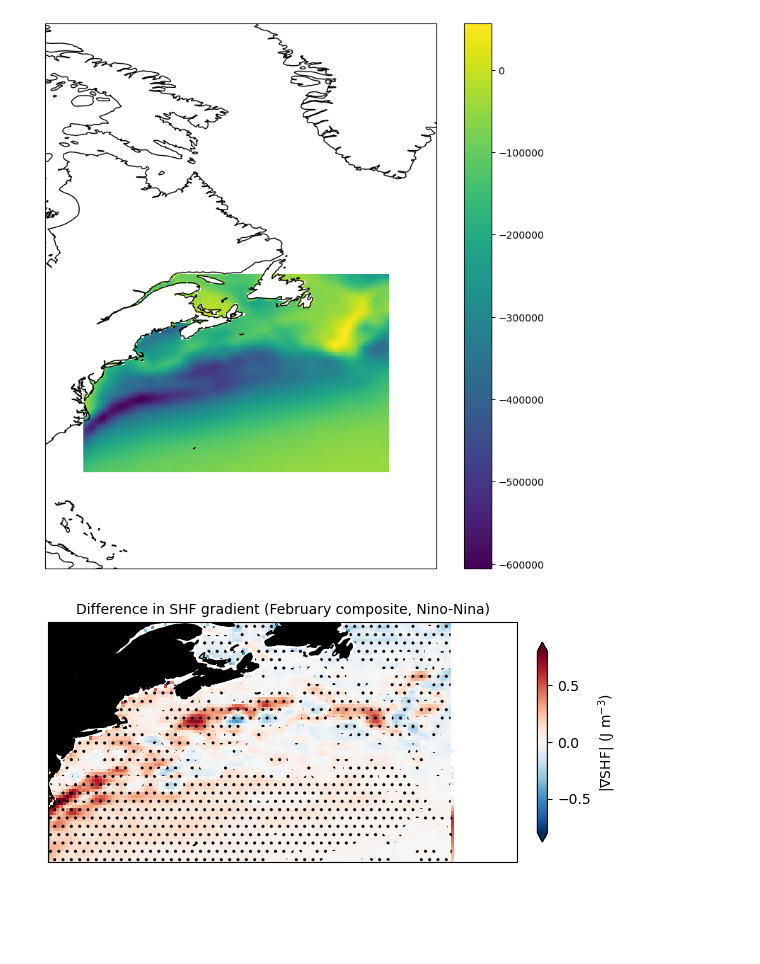
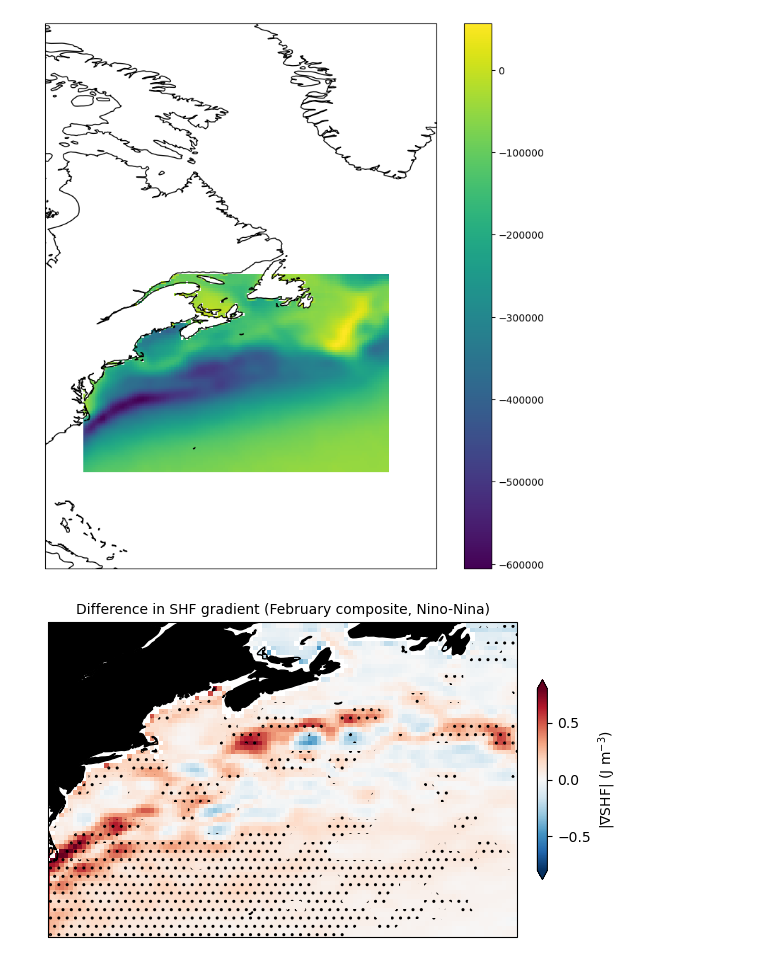
Before and after one commit to glennliu265/GulfStream_TBI, a Jupyter notebook: GS_composites.ipynb, the cells around one changed output. Cells and saved outputs as stored; diff of their text form; code cells hidden in the pictures; blank space fills up the shorter version.

```diff
--- a/GS_composites.ipynb
+++ b/GS_composites.ipynb
@@ -112,29 +112,46 @@ tot_grad_std = tot_grad.std('time')
 
 
 #pvals = norm.sf(abs(nino_diff_zscore)) < 0.05
+# %%
+nino_grad_annual = nino_grad.groupby('time.year').mean('time')
+nina_grad_annual = nina_grad.groupby('time.year').mean('time')
+
+nino_years = nino_grad_annual.year.data
+nina_years = nina_grad_annual.year.data
+
+import random
+
+sig = nino_grad_mean-nina_grad_mean
+
+
+for i in range(5):
+    rs_nino = np.random.choice(nino_years,10)
+    rs_nina = np.random.choice(nina_years,10)
+    comp = nino_grad_annual.where(nino_grad_annual.year.isin(rs_nino)).mean('year') - nina_grad_annual.where(nina_grad_annual.year.isin(rs_nina)).mean('year')
+    sig = sig.where(np.sign(comp) == np.sign(sig))
 # %%
 fig,ax = plt.subplots(figsize=(6,5),subplot_kw={'projection':ccrs.PlateCarree()})
 im = ax.pcolormesh(lons,lats,
                    nino_grad_mean-nina_grad_mean,
                    transform=ccrs.PlateCarree(),
                    #vmin=0,vmax=0.03,
                    cmap="RdBu_r",norm=colors.CenteredNorm(0,0.8))#(0,0.0005))#,cmap='RdBu_r')
 
-stip = ax.contourf(lons,lats,(pvals < 0.005).T,transform=ccrs.PlateCarree(),
-                    hatches = ['','..'],levels = [0,0.5,5],alpha=0,edgecolor='gray')
+stip = ax.contourf(lons,lats,sig,transform=ccrs.PlateCarree(),
+                    hatches = ['..'],alpha=0,edgecolor='gray')
 
 ax.coastlines()
 ax.add_feature(feature.LAND,facecolor='k')#,transform=ccrs.PlateCarree())
 
 
-ax.set_extent((-76,-40,31,48))
+ax.set_extent((-76,-50,31,48))
 plt.colorbar(im,ax=ax,fraction=0.02, pad=0.04,extend='both',
              label = r'$|\nabla$SHF| (J m$^{-3}$)')#' (100 km)$^{-1}$)')
              #label = r'$|\nabla$SST| ($\degree$ C (100 km)$^{-1}$)')
 ax.set_title('Difference in SHF gradient (February composite, Nino-Nina)',fontsize=10)
 plt.tight_layout()
 plt.savefig(figtitle)
 
 plt.show()
 # %% [output]
-[figure, old version]
+[figure, new version]
```
Also changed, not shown: parts of 1 cell of this notebook.
